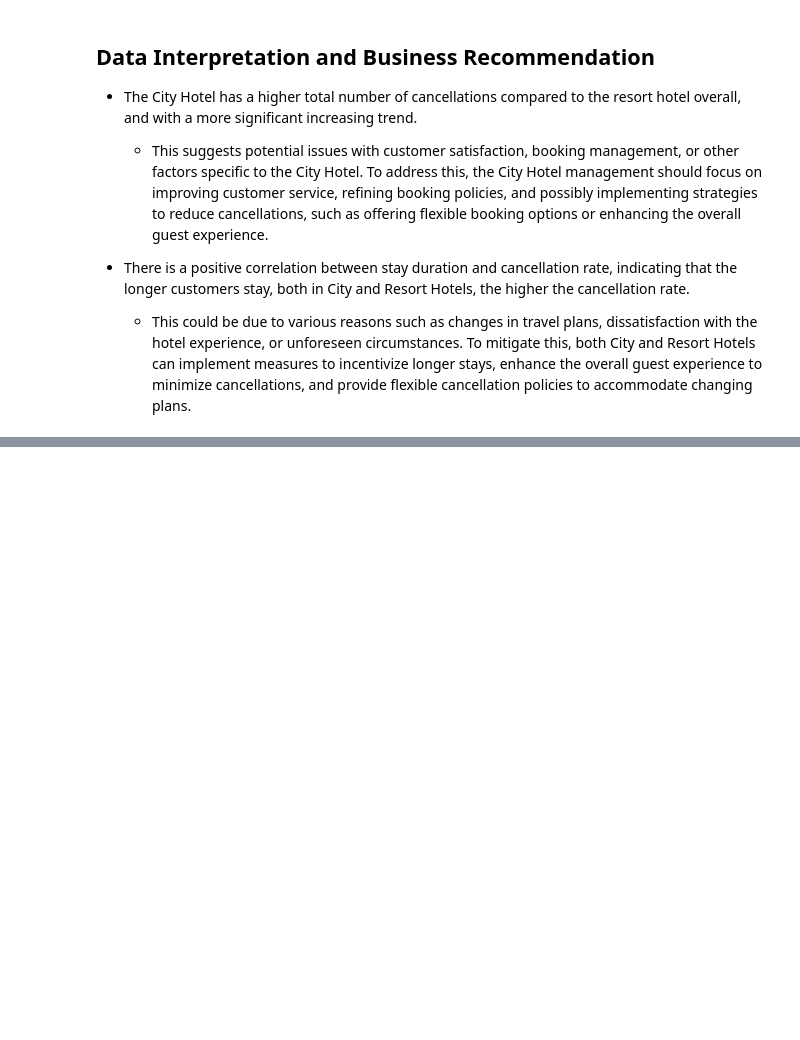
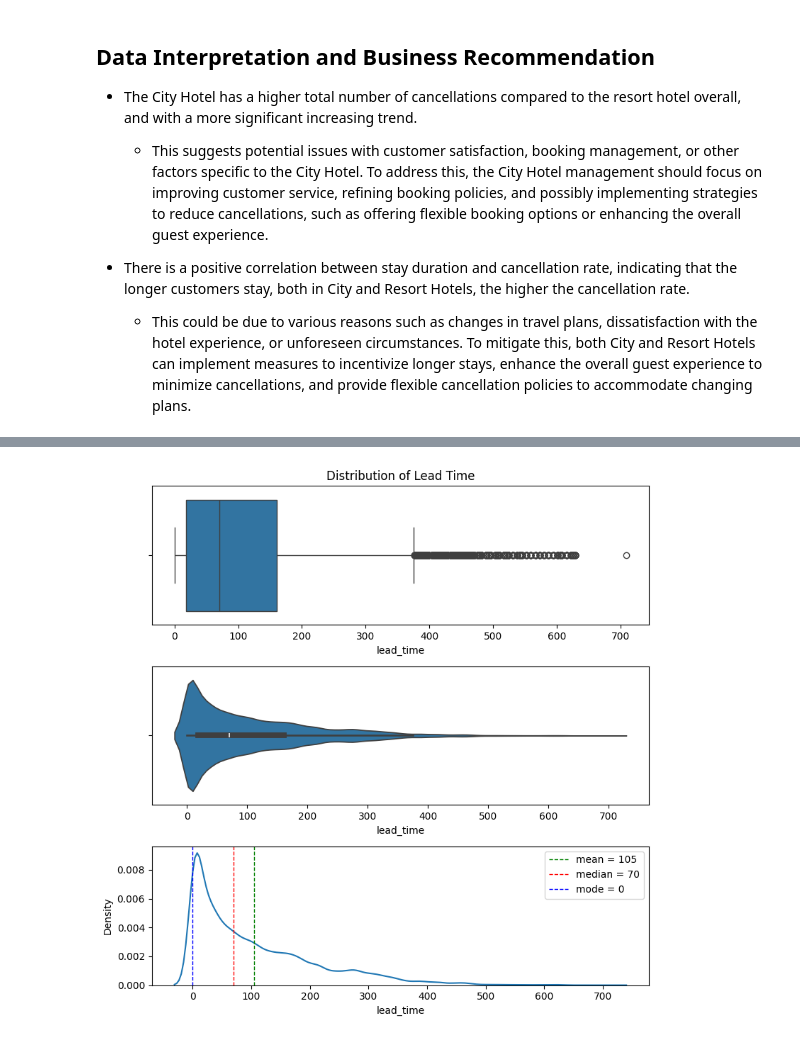
Before and after one commit to mcikalmerdeka/Investigate-Hotel-Business-Using-Data-Visualization, a Jupyter notebook: Investigate Hotel Business Using Data Visualization Code.ipynb, the cells around one changed output, grey strips where cells are left out. Cells and saved outputs as stored; diff of their text form; code cells hidden in the pictures; blank space fills up the shorter version.

```diff
--- a/Investigate Hotel Business Using Data Visualization Code.ipynb
+++ b/Investigate Hotel Business Using Data Visualization Code.ipynb
@@ -914,0 +931,3 @@ plt.tight_layout()
+# %%
+df_task_4 = df_final.copy()
+df_task_4.sample(5)
@@ -914,0 +941,28 @@ plt.tight_layout()
+# %%
+fig, ax = plt.subplots(nrows=3, ncols=1, figsize=(8,8))
+
+lead_dist = df_task_4['lead_time']
+
+box = sns.boxplot(data=df_task_4, x='lead_time', ax=ax[0])
+
+vio = sns.violinplot(data=df_task_4, x='lead_time', ax=ax[1])
+
+kde = sns.kdeplot(data=df_task_4, x='lead_time', ax=ax[2])
+
+mean = round(lead_dist.mean(), 2)
+median = lead_dist.median()
+mode = lead_dist.mode()[0]
+
+measurements = [mean, median, mode]
+names = ['mean', 'median', 'mode']
+colors = ['green', 'red', 'blue']
+
+for measurement, name, color in zip(measurements, names, colors):
+        kde.axvline(x=measurement, linestyle="--", linewidth=1, label="{} = {:,.0f}".format(name, measurement), c=color)
+
+box.set_title('Distribution of Lead Time')
+kde.legend()
+plt.tight_layout()
+plt.show()
+# %% [output]
+[figure, added]
```
Also changed, not shown: parts of 22 cells of this notebook, 4 other files.
